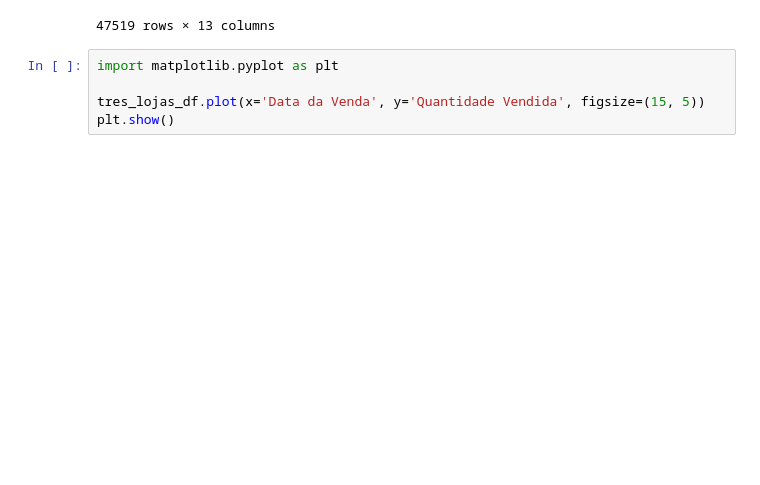
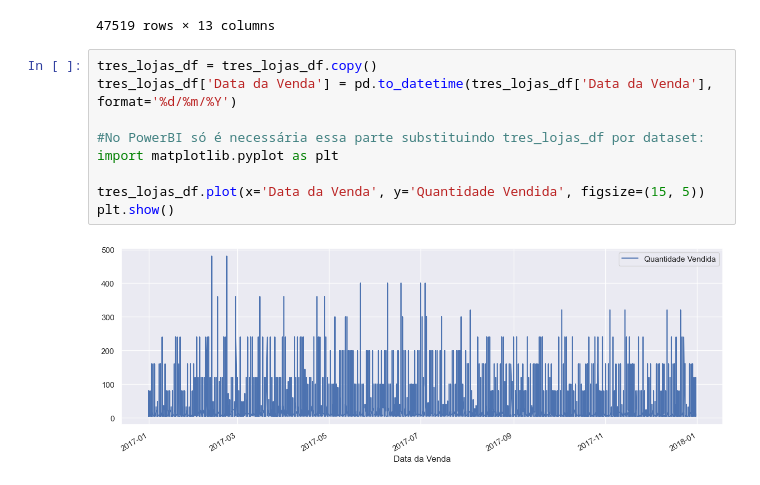
Before and after one commit to DiegoMonutti/python-impressionador, a Jupyter notebook: Mod 26 - Python e Dashboards - Python e Power BI/Python e Power BI.ipynb, the cells around one changed output. Drawn from its saved outputs; the diff is of its cells as text; blank space fills up the shorter version.

Commit message:
Exercícios Python com PowerBI

```diff
--- a/Mod 26 - Python e Dashboards - Python e Power BI/Python e Power BI.ipynb
+++ b/Mod 26 - Python e Dashboards - Python e Power BI/Python e Power BI.ipynb
@@ -53,7 +53,13 @@ display(tres_lojas_df)
 | 970170 | 882471 | 24/11/2017 | 24/11/2017 | 0 | 172 | 1239 | 4 | 35860 | ... |
 47519 rows × 13 columns
 # %%
+tres_lojas_df = tres_lojas_df.copy()
+tres_lojas_df['Data da Venda'] = pd.to_datetime(tres_lojas_df['Data da Venda'], format='%d/%m/%Y')
+
+#No PowerBI só é necessária essa parte substituindo tres_lojas_df por dataset:
 import matplotlib.pyplot as plt
 
 tres_lojas_df.plot(x='Data da Venda', y='Quantidade Vendida', figsize=(15, 5))
 plt.show()
+# %% [output]
+[figure, added]
```
Also changed, not shown: parts of 2 cells of this notebook.
